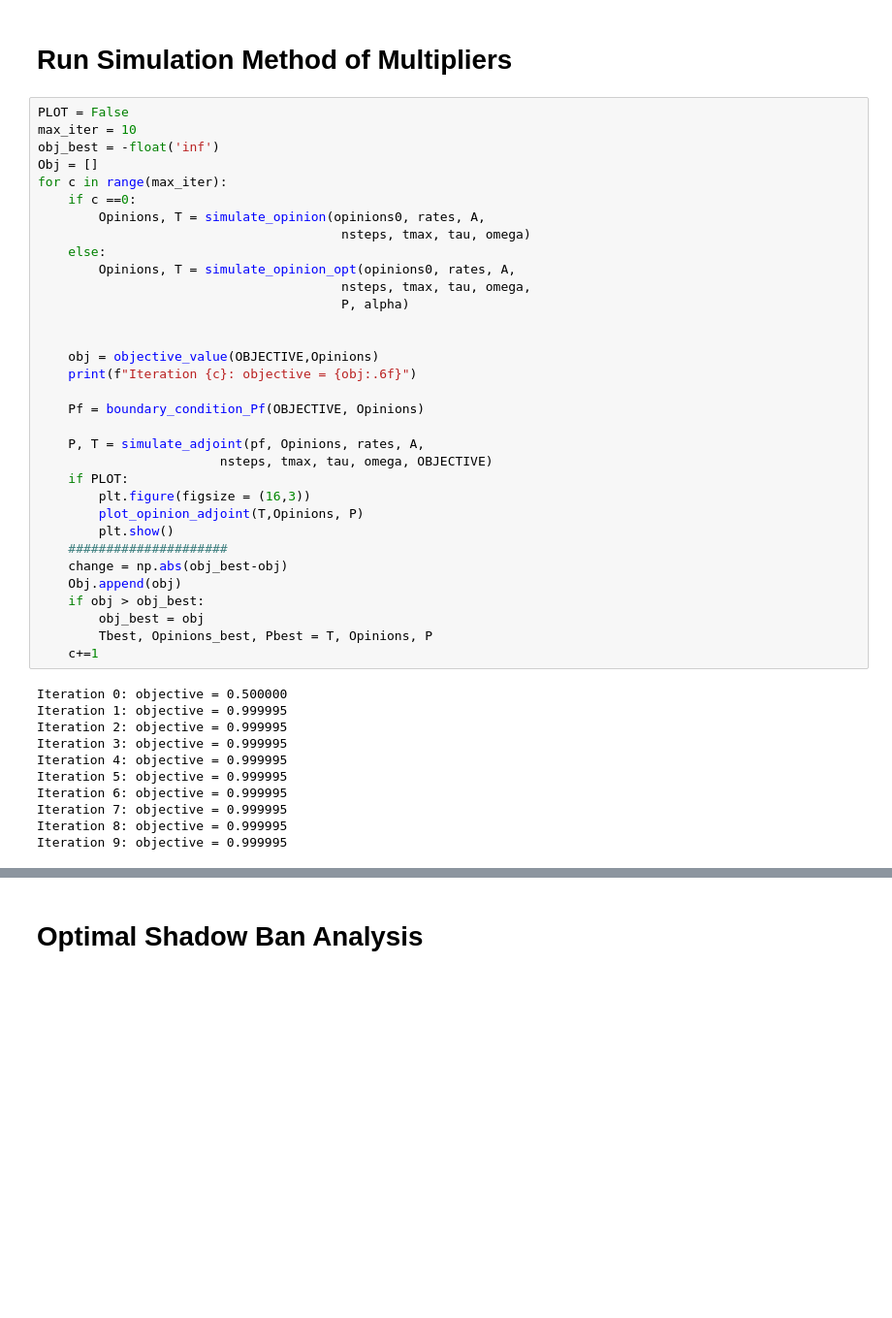
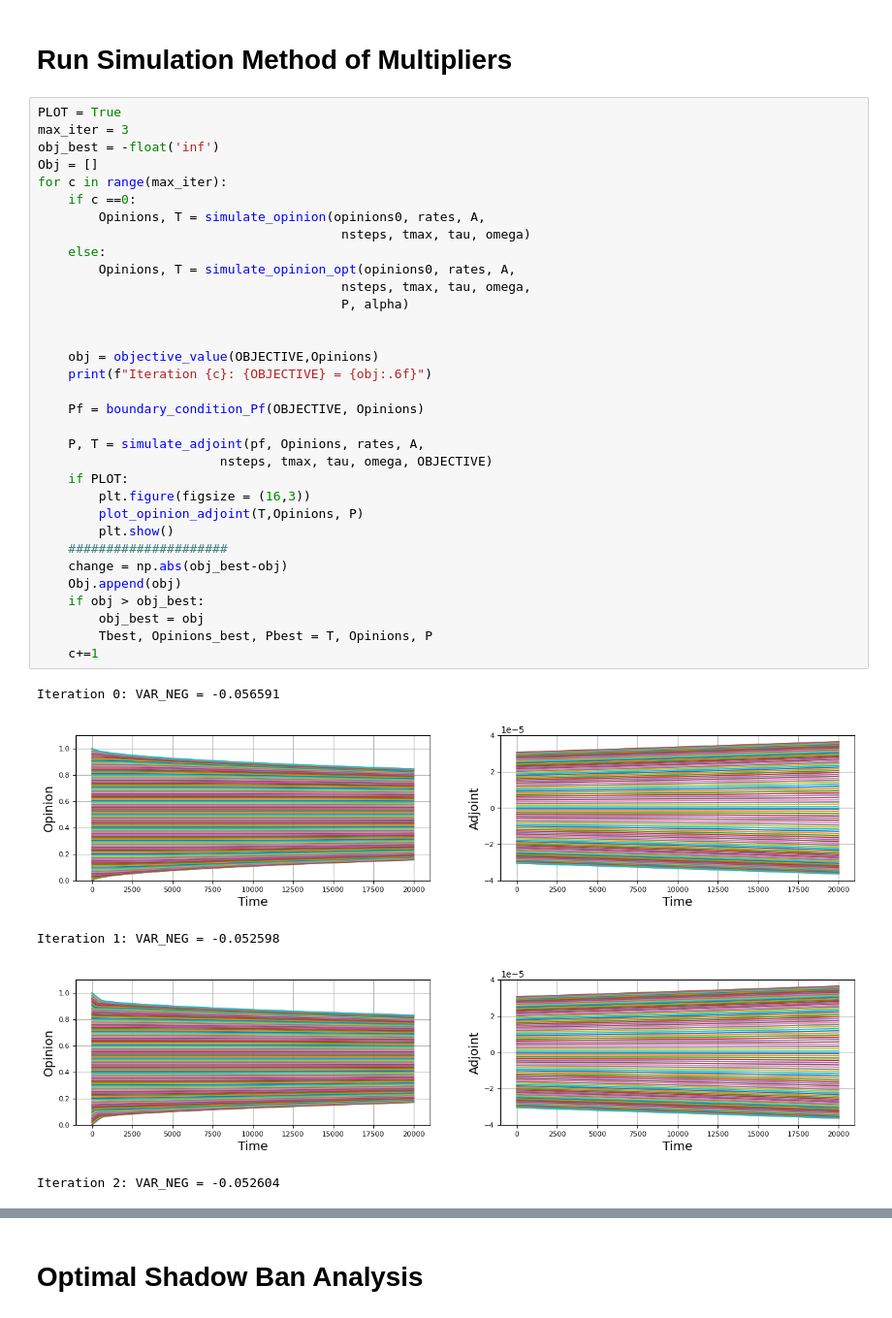
Before and after one commit to zlisto/opinion_dynamics, a Jupyter notebook: ShadowBanControl.ipynb, the cells around one changed output, grey strips where cells are left out. Shown at 97% size. Cells and saved outputs as stored; diff of their text form; blank space fills up the shorter version.

```diff
--- a/ShadowBanControl.ipynb
+++ b/ShadowBanControl.ipynb
@@ -250,46 +264,41 @@ plt.grid()
 # %% [markdown]
 # Run Simulation Method of Multipliers
 # %%
-PLOT = False
-max_iter = 10
+PLOT = True
+max_iter = 3
 obj_best = -float('inf')
 Obj = []
 for c in range(max_iter):
     if c ==0:
         Opinions, T = simulate_opinion(opinions0, rates, A,
                                         nsteps, tmax, tau, omega)
     else:
         Opinions, T = simulate_opinion_opt(opinions0, rates, A,
                                         nsteps, tmax, tau, omega,
                                         P, alpha)
 
 
     obj = objective_value(OBJECTIVE,Opinions)
-    print(f"Iteration {c}: objective = {obj:.6f}")
+    print(f"Iteration {c}: {OBJECTIVE} = {obj:.6f}")
 
     Pf = boundary_condition_Pf(OBJECTIVE, Opinions)
 
     P, T = simulate_adjoint(pf, Opinions, rates, A,
                         nsteps, tmax, tau, omega, OBJECTIVE)
     if PLOT:
         plt.figure(figsize = (16,3))
         plot_opinion_adjoint(T,Opinions, P)
         plt.show()
     #####################
     change = np.abs(obj_best-obj)
     Obj.append(obj)
     if obj > obj_best:
         obj_best = obj
         Tbest, Opinions_best, Pbest = T, Opinions, P
     c+=1
 # %% [output]
-Iteration 0: objective = 0.500000
-Iteration 1: objective = 0.999995
-Iteration 2: objective = 0.999995
-Iteration 3: objective = 0.999995
-Iteration 4: objective = 0.999995
-Iteration 5: objective = 0.999995
-Iteration 6: objective = 0.999995
-Iteration 7: objective = 0.999995
-Iteration 8: objective = 0.999995
-Iteration 9: objective = 0.999995
+Iteration 0: VAR_NEG = -0.056591
+[figure, added]
+Iteration 1: VAR_NEG = -0.052598
+[figure, added]
+Iteration 2: VAR_NEG = -0.052604
```
Also changed, not shown: parts of 9 cells of this notebook, 1 other file.
